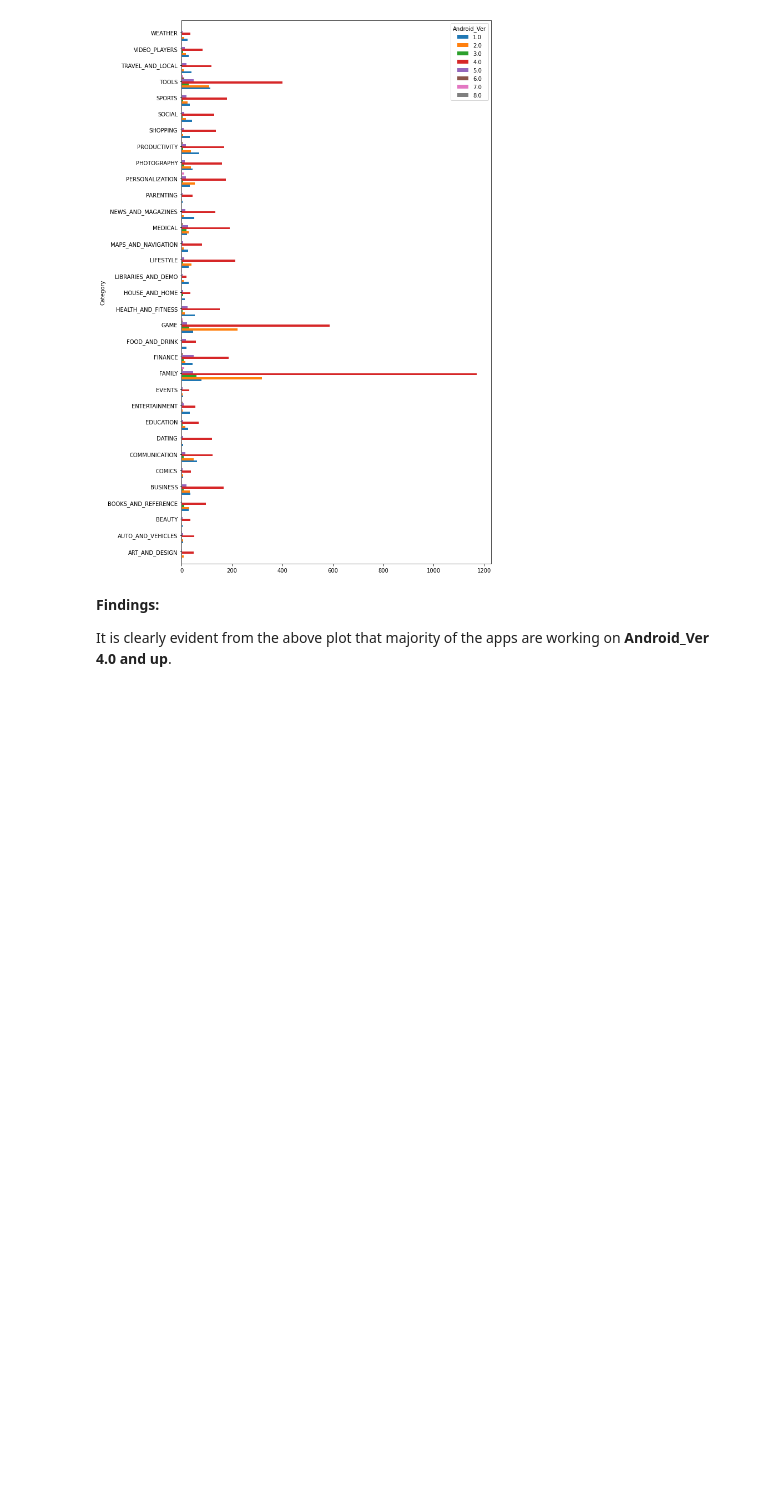
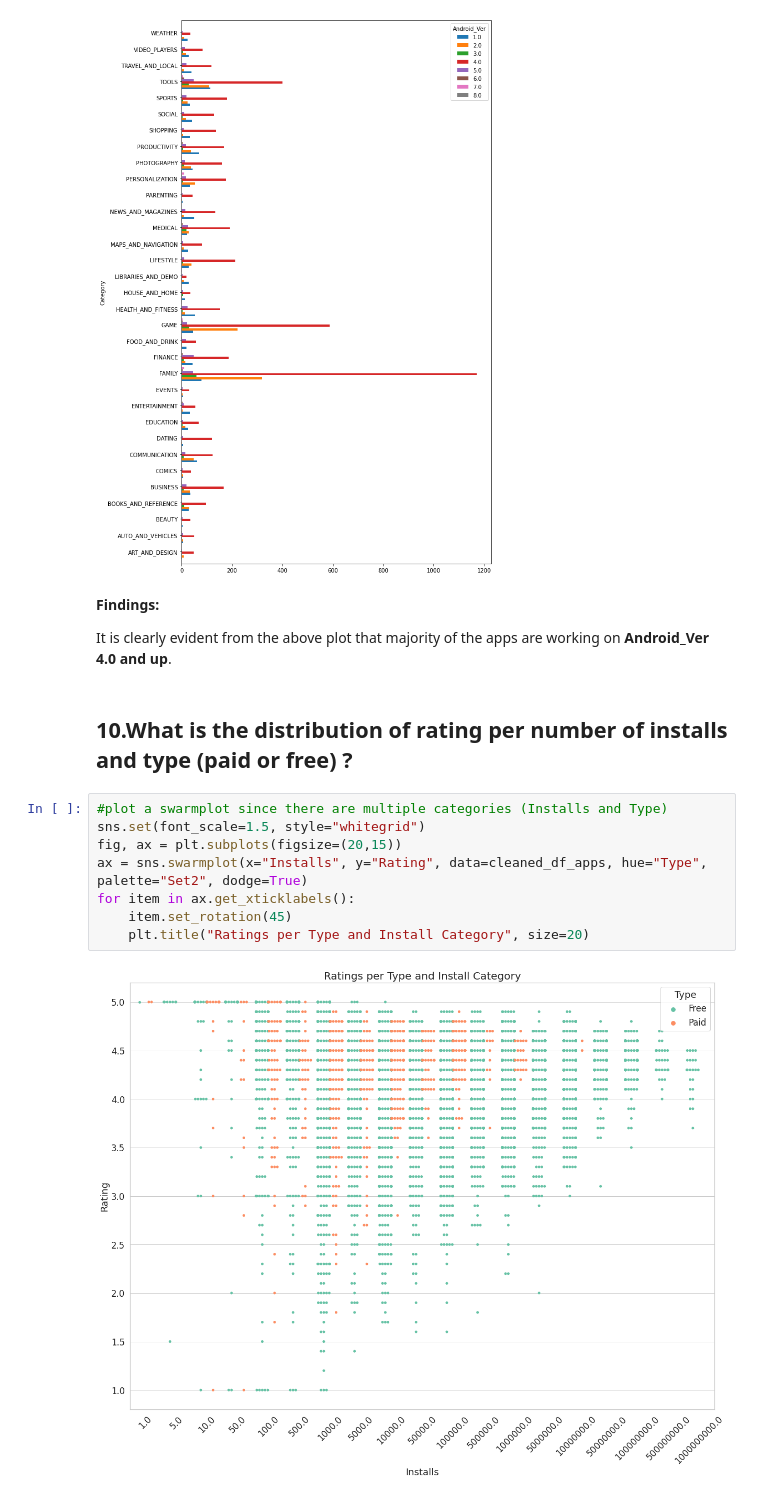
Before and after one commit to raushan9jnv/Play-Store-App-Review-Analysis, a Jupyter notebook: Almabetter_Play_Store_App_Review_Analysis_Capstone_Project_1.ipynb, the cells around one changed output. Cells and saved outputs as stored; diff of their text form; blank space fills up the shorter version.

```diff
--- a/Almabetter_Play_Store_App_Review_Analysis_Capstone_Project_1.ipynb
+++ b/Almabetter_Play_Store_App_Review_Analysis_Capstone_Project_1.ipynb
@@ -1541,3 +1541,15 @@ Name: Android_Ver, Length: 192, dtype: int64
 **Findings:**
 
 It is clearly evident from the above plot that majority of the apps are working on **Android_Ver 4.0 and up**.
+# %% [markdown]
+## **10.What is the distribution of rating per number of installs and type (paid or free) ?**
+# %%
+#plot a swarmplot since there are multiple categories (Installs and Type)
+sns.set(font_scale=1.5, style="whitegrid")
+fig, ax = plt.subplots(figsize=(20,15))
+ax = sns.swarmplot(x="Installs", y="Rating", data=cleaned_df_apps, hue="Type", palette="Set2", dodge=True)
+for item in ax.get_xticklabels():
+    item.set_rotation(45)
+    plt.title("Ratings per Type and Install Category", size=20)
+# %% [output]
+[figure, added]
```
Also changed, not shown: parts of 4 cells of this notebook.
